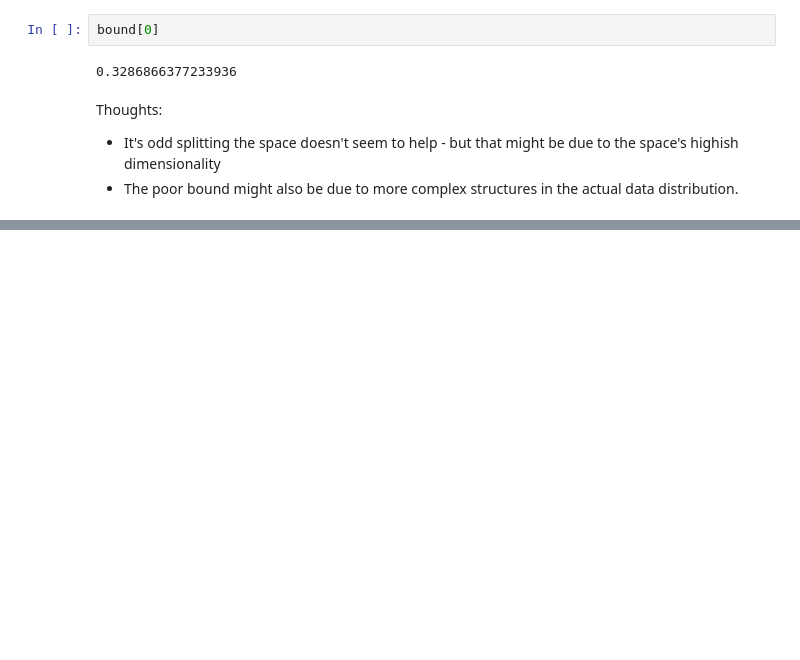
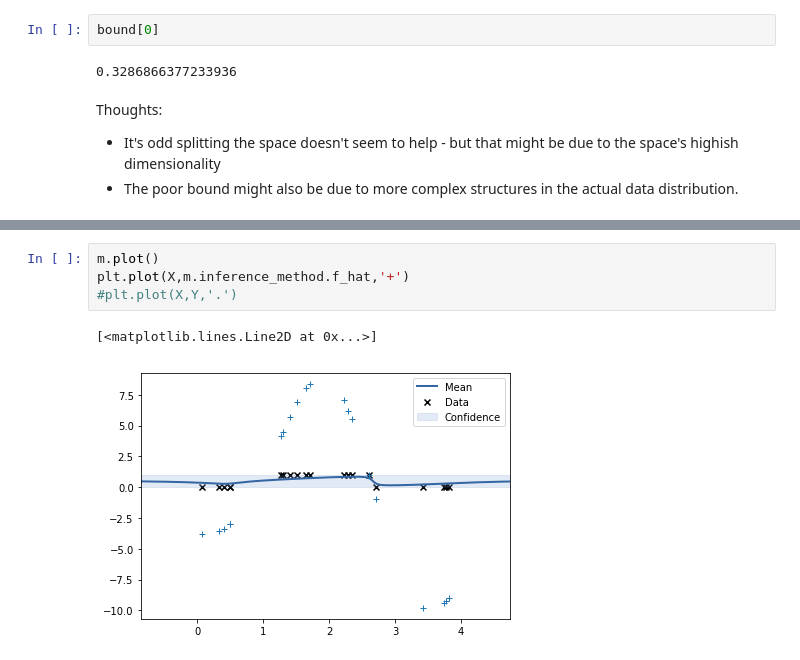
Before and after one commit to lionfish0/GPAdversarialBound, a Jupyter notebook: jupyter/New Version.ipynb, the cells around one changed output, grey strips where cells are left out. Saved outputs shown, nothing was run; the diff lists cells and outputs as text; blank space fills up the shorter version.

```diff
--- a/jupyter/New Version.ipynb
+++ b/jupyter/New Version.ipynb
@@ -316,0 +451,7 @@ Thoughts:
+# %%
+m.plot()
+plt.plot(X,m.inference_method.f_hat,'+')
+#plt.plot(X,Y,'.')
+# %% [output]
+[<matplotlib.lines.Line2D at 0x...>]
+[figure, added]
```
Also changed, not shown: parts of 22 cells of this notebook, 1 other file.
